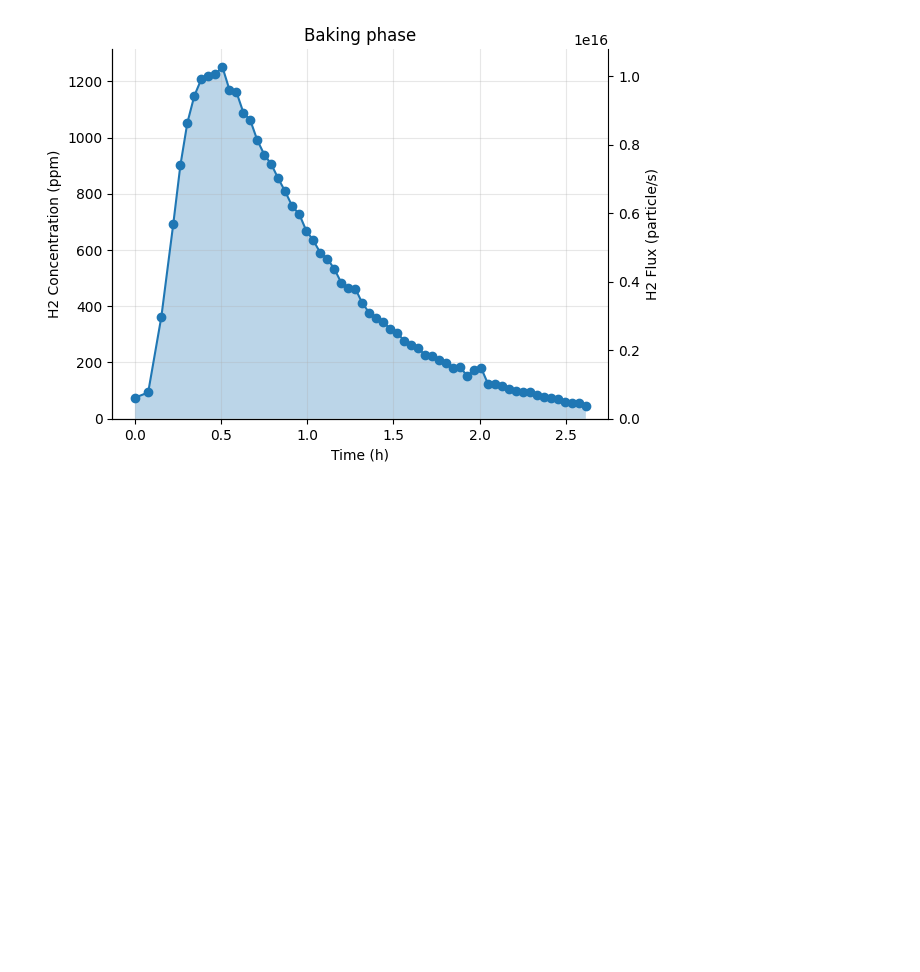
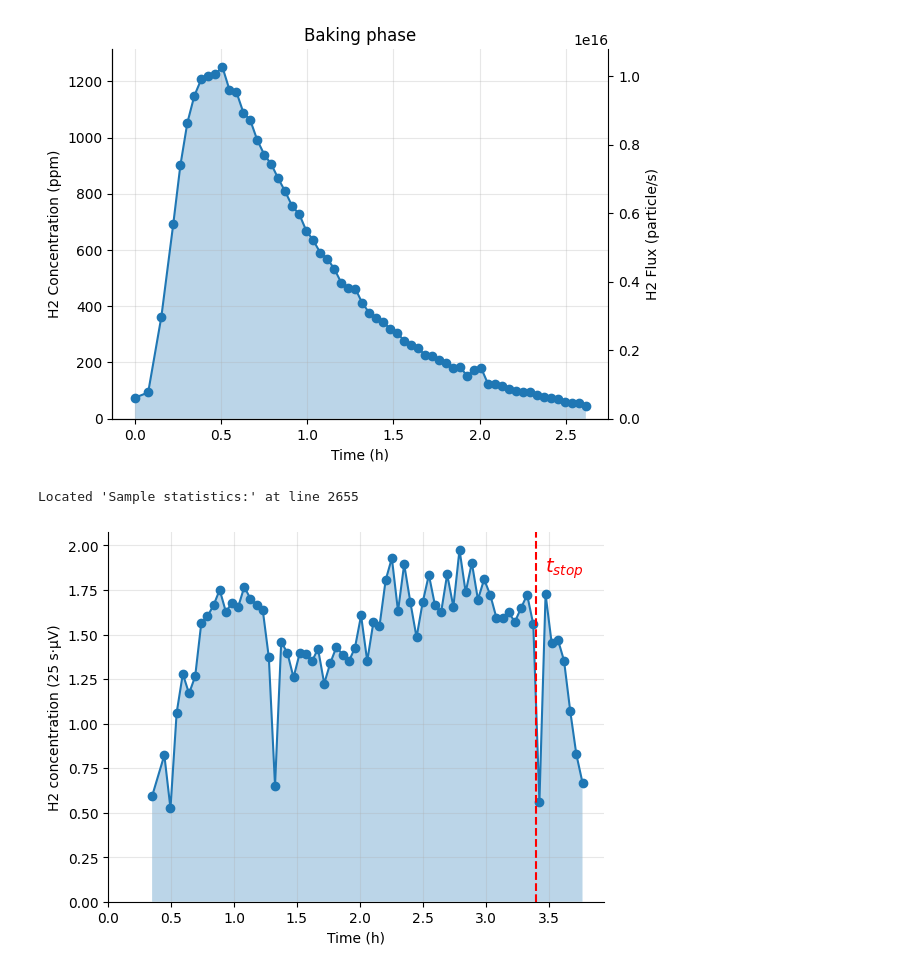
Before and after one commit to RemDelaporteMathurin/hyperion, a Jupyter notebook: first_run.ipynb, the cells around one changed output. Cells and saved outputs as stored; diff of their text form; code cells hidden in the pictures; blank space fills up the shorter version.

Commit message:
added data for first run

```diff
--- a/first_run.ipynb
+++ b/first_run.ipynb
@@ -264,3 +264,51 @@ plt.show()
 # %% [output]
 Located 'Sample statistics:' at line 1216
 [figure]
+# %%
+from read_data_from_gc import *
+
+filename = "dry_run_04082024.csv"
+
+data = read_data(filename)
+dates = [parse(date) for date in data["Injection_Acquired_Date"]]
+
+dates = dates
+concentrations = data["Area"].tolist()
+concentrations *= htm.ureg.microvolts * htm.ureg.s
+
+# Converting list of datetime.datetime objects to list of times in seconds since time_start
+time_start = parse("2024-04-08 10:50:00-04:00")
+times_in_seconds = np.array(convert_dates_to_time(dates, time_start))
+times_in_hours = times_in_seconds / 3600
+plt.plot(times_in_hours, concentrations, marker="o")
+plt.fill_between(times_in_hours, concentrations, alpha=0.3)
+plt.ylabel(f"H2 concentration (25 {concentrations.units: ~P})")
+plt.ylim(bottom=0)
+plt.xlabel("Time (h)")
+plt.grid(alpha=0.3)
+plt.xlim(left=0)
+
+t_stop = parse("2024-04-08 14:14:00-04:00")
+plt.axvline((t_stop - time_start).total_seconds() / 3600, color="red", linestyle="--")
+plt.annotate(r"$t_{stop}$", ((t_stop - time_start).total_seconds() / 3600 * 1.02, 1.85), color="red", fontsize=14)
+# add a twin y axis to show the equivalent flux
+# ax1 = plt.gca()
+# ax2 = ax1.twinx()
+
+
+# ylim_flux = gas_concentration_to_flux(
+#     ppm_to_concentration(
+#         ax1.get_ylim() * concentrations.units, MOLAR_MASS_H2, MOLAR_VOL_RT
+#     ),
+#     flow_rate,
+# ).to(htm.ureg.particle / htm.ureg.s)
+# ax2.set_ylim(ylim_flux)
+# ax2.yaxis.set_units(ylim_flux.units)
+# # set right axis visible
+# ax2.spines["right"].set_visible(True)
+# ax2.set_ylabel(f"H2 Flux ({ylim_flux.units: ~P})")
+plt.savefig("dry_run.svg")
+plt.show()
+# %% [output]
+Located 'Sample statistics:' at line 2655
+[figure, added]
```
Also changed, not shown: parts of 1 cell of this notebook, 1 other file.
